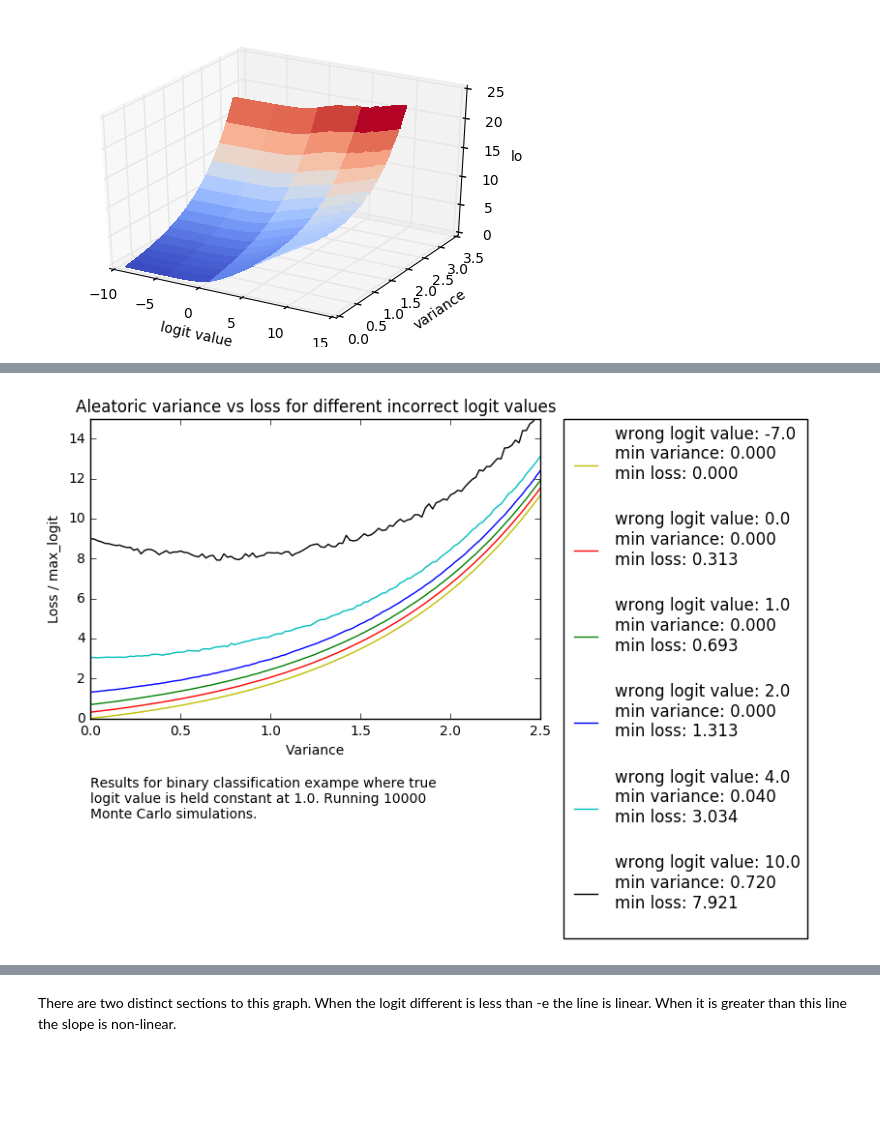
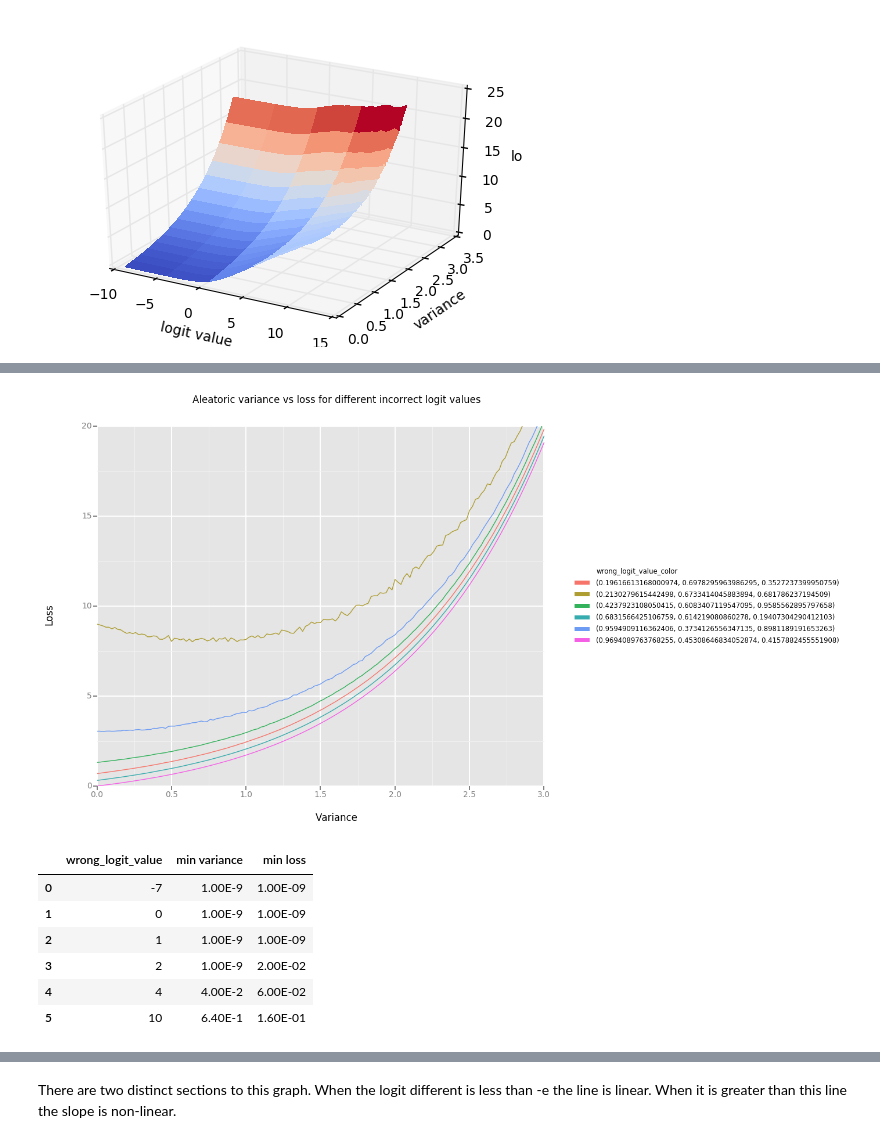
Before and after one commit to kyle-dorman/bayesian-neural-network-blogpost, a Jupyter notebook: analyze_aleatoric_uncertainty.ipynb, the cells around one changed output, grey strips where cells are left out. Saved outputs shown, nothing was run; the diff lists cells and outputs as text; code cells hidden in the pictures; blank space fills up the shorter version.

Commit message:
Update charts and some readme changes

```diff
--- a/analyze_aleatoric_uncertainty.ipynb
+++ b/analyze_aleatoric_uncertainty.ipynb
@@ -144,29 +145,58 @@ idx: 40 logit value: 11.0 variance: 0.940000001 loss: 8.73941 fc'-fc: 10.0
 # %%
+from decimal import Decimal
+
 def plot_variance_loss(idxs):
-  colors = ['y', 'r', 'g', 'b', 'c', 'k']
-  lines = []
-  losses = []
+  data_dict = {'variance':[], 'loss':[], 'wrong_logit_value':[]}
+  results_dict = {'wrong_logit_value':[], 'min variance':[], 'min loss':[]}
+
   for i in range(len(idxs)):
     idx = idxs[i]
+    logit_value = str(int(X[0,idx]))
     min_var_idx = np.argmin(Z[:,idx])
-    min_var = Y[min_var_idx,idx]
-    min_loss = Z[min_var_idx,idx]
-    loss = Z[:,idx]
-    losses.append(loss)
-    legend_label = 'wrong logit value: {0:}\nmin variance: {1:.3f}\nmin loss: {2:.3f}\n'.format(X[0,idx], min_var, min_loss)
-    line, = plt.plot(Y[:,idx], loss, colors[i], label=legend_label)
-    lines.append(line)
+    results_dict['wrong_logit_value'].append(logit_value)
+    results_dict['min variance'].append("{:.2E}".format(Decimal(Y[min_var_idx,idx])))
+    results_dict['min loss'].append("{:.2E}".format(Y[Z[min_var_idx,idx],idx]))
 
-  plt.xlabel('Variance')
-  plt.ylabel('Loss / max_logit')
-  plt.axis([0, 2.5, 0., 15.0])
-  plt.legend(handles=lines, bbox_to_anchor=(1.05, 1), loc=2, borderaxespad=0.)
-  plt.title('Aleatoric variance vs loss for different incorrect logit values')
-  plt.text(0, -5, 'Results for binary classification exampe where true\nlogit value is held constant at 1.0. Running 10000\nMonte Carlo simulations.')
-  plt.savefig('blog_images/aleatoric_variance_loss_function_analysis', bbox_inches='tight')
-  plt.show()
+    for i, loss in enumerate(Z[:,idx]):
+      data_dict['loss'].append(loss)
+      data_dict['variance'].append(Y[i,idx])
+      data_dict['wrong_logit_value'].append(logit_value)
+
+  plot_df = pd.DataFrame(data_dict)
+  results_df = pd.DataFrame(results_dict, columns=['wrong_logit_value', 'min variance', 'min loss'])
+
+  plot = ggplot(plot_df, aes(x='variance', y='loss', color='wrong_logit_value')) + \
+    ggtitle("Aleatoric variance vs loss for different incorrect logit values") + \
+    scale_x_continuous(name="Variance", limits=(0,3)) + \
+    scale_y_continuous(name="Loss", limits=(0,20)) + \
+    geom_line()
 
 
-plot_variance_loss([4, 18, 20, 22, 26, 38])
+  plot.save('blog_images/aleatoric_variance_loss_function_analysis')
+
+  return plot, results_df
+
+#   plt.xlabel('Variance')
+#   plt.ylabel('Loss / max_logit')
+#   plt.axis([0, 2.5, 0., 15.0])
+#   plt.legend(handles=lines, bbox_to_anchor=(1.05, 1), loc=2, borderaxespad=0.)
+#   plt.title('Aleatoric variance vs loss for different incorrect logit values')
+#   plt.text(0, -5, 'Results for binary classification exampe where true\nlogit value is held constant at 1.0. Running 10000\nMonte Carlo simulations.')
+#   plt.savefig('blog_images/aleatoric_variance_loss_function_analysis', bbox_inches='tight')
+#   plt.show()
+
+
+plot, results_df = plot_variance_loss([4, 18, 20, 22, 26, 38])
+plot.show()
 # %% [output]
-[figure, old version]
+[figure, new version]
+# %%
+results_df
+# %% [output]
+|  | wrong_logit_value | min variance | min loss |
+| 0 | -7 | 1.00E-9 | 1.00E-09 |
+| 1 | 0 | 1.00E-9 | 1.00E-09 |
+| 2 | 1 | 1.00E-9 | 1.00E-09 |
+| 3 | 2 | 1.00E-9 | 2.00E-02 |
+| 4 | 4 | 4.00E-2 | 6.00E-02 |
+| 5 | 10 | 6.40E-1 | 1.60E-01 |
```
Also changed, not shown: parts of 8 cells of this notebook, 5 other files.
